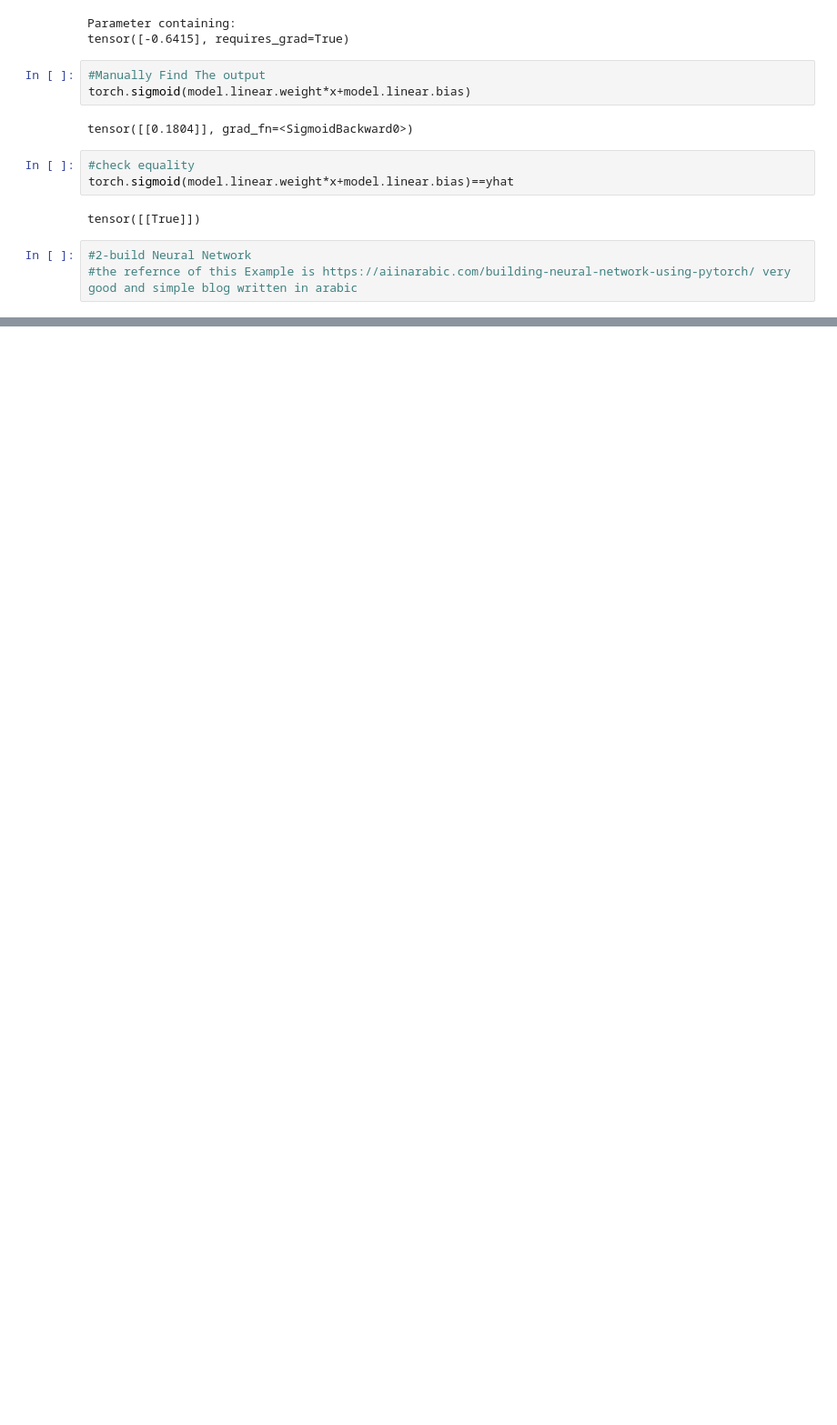
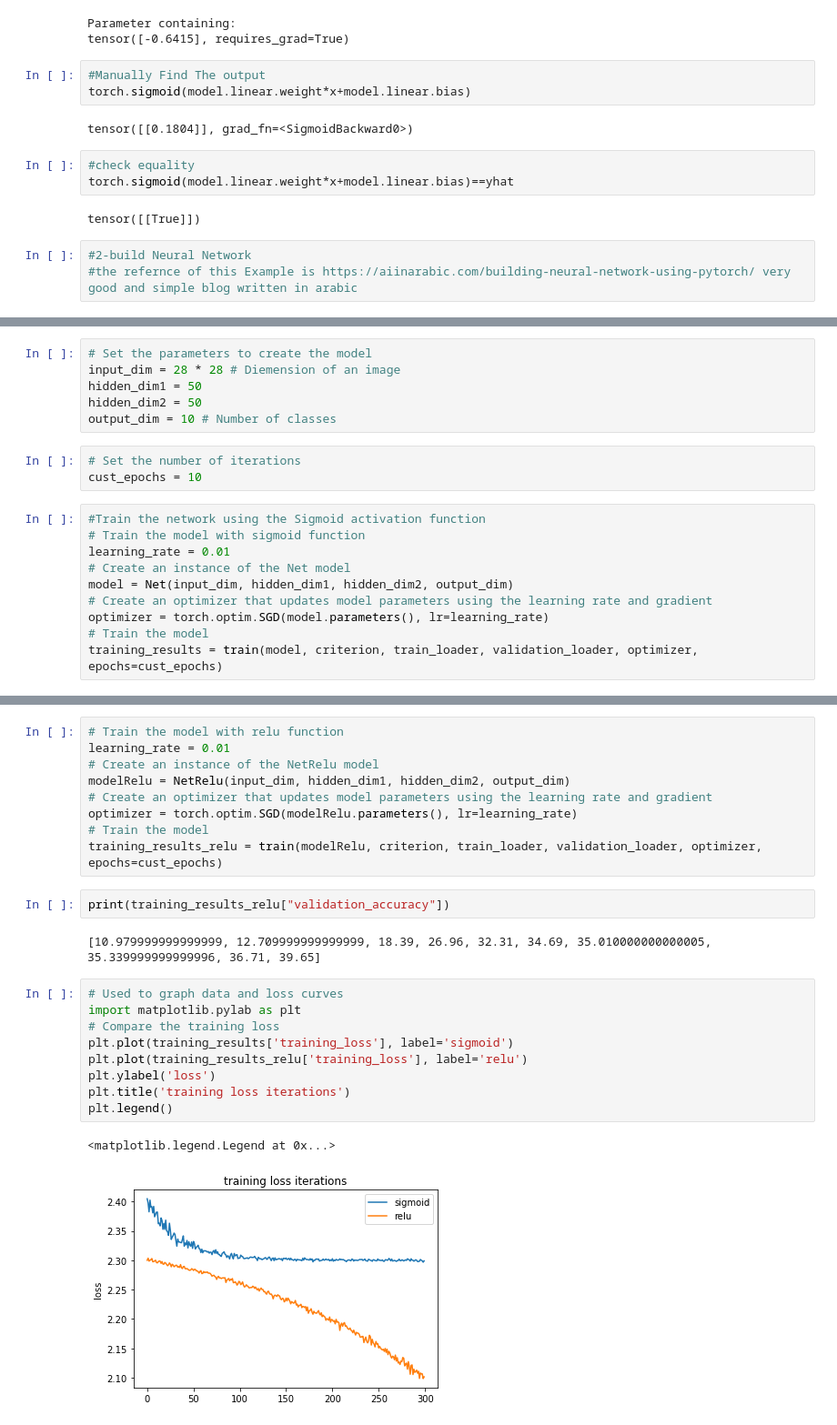
Before and after one commit to nermienkh/Pytorch_From_Scratch, a Jupyter notebook: pytorch_from_scratch_.ipynb, the cells around one changed output, grey strips where cells are left out. Shown at 91% size. Drawn from its saved outputs; the diff is of its cells as text; blank space fills up the shorter version.

```diff
--- a/pytorch_from_scratch_.ipynb
+++ b/pytorch_from_scratch_.ipynb
@@ -237,0 +389,19 @@ tensor([[True]])
+# %%
+# Set the parameters to create the model
+input_dim = 28 * 28 # Diemension of an image
+hidden_dim1 = 50
+hidden_dim2 = 50
+output_dim = 10 # Number of classes
+# %%
+# Set the number of iterations
+cust_epochs = 10
+# %%
+#Train the network using the Sigmoid activation function
+# Train the model with sigmoid function
+learning_rate = 0.01
+# Create an instance of the Net model
+model = Net(input_dim, hidden_dim1, hidden_dim2, output_dim)
+# Create an optimizer that updates model parameters using the learning rate and gradient
+optimizer = torch.optim.SGD(model.parameters(), lr=learning_rate)
+# Train the model
+training_results = train(model, criterion, train_loader, validation_loader, optimizer, epochs=cust_epochs)
@@ -237,0 +421,25 @@ tensor([[True]])
+# %%
+# Train the model with relu function
+learning_rate = 0.01
+# Create an instance of the NetRelu model
+modelRelu = NetRelu(input_dim, hidden_dim1, hidden_dim2, output_dim)
+# Create an optimizer that updates model parameters using the learning rate and gradient
+optimizer = torch.optim.SGD(modelRelu.parameters(), lr=learning_rate)
+# Train the model
+training_results_relu = train(modelRelu, criterion, train_loader, validation_loader, optimizer, epochs=cust_epochs)
+# %%
+print(training_results_relu["validation_accuracy"])
+# %% [output]
+[10.979999999999999, 12.709999999999999, 18.39, 26.96, 32.31, 34.69, 35.010000000000005, 35.339999999999996, 36.71, 39.65]
+# %%
+# Used to graph data and loss curves
+import matplotlib.pylab as plt
+# Compare the training loss
+plt.plot(training_results['training_loss'], label='sigmoid')
+plt.plot(training_results_relu['training_loss'], label='relu')
+plt.ylabel('loss')
+plt.title('training loss iterations')
+plt.legend()
+# %% [output]
+<matplotlib.legend.Legend at 0x...>
+[figure, added]
```
Also changed, not shown: parts of 13 cells of this notebook.
